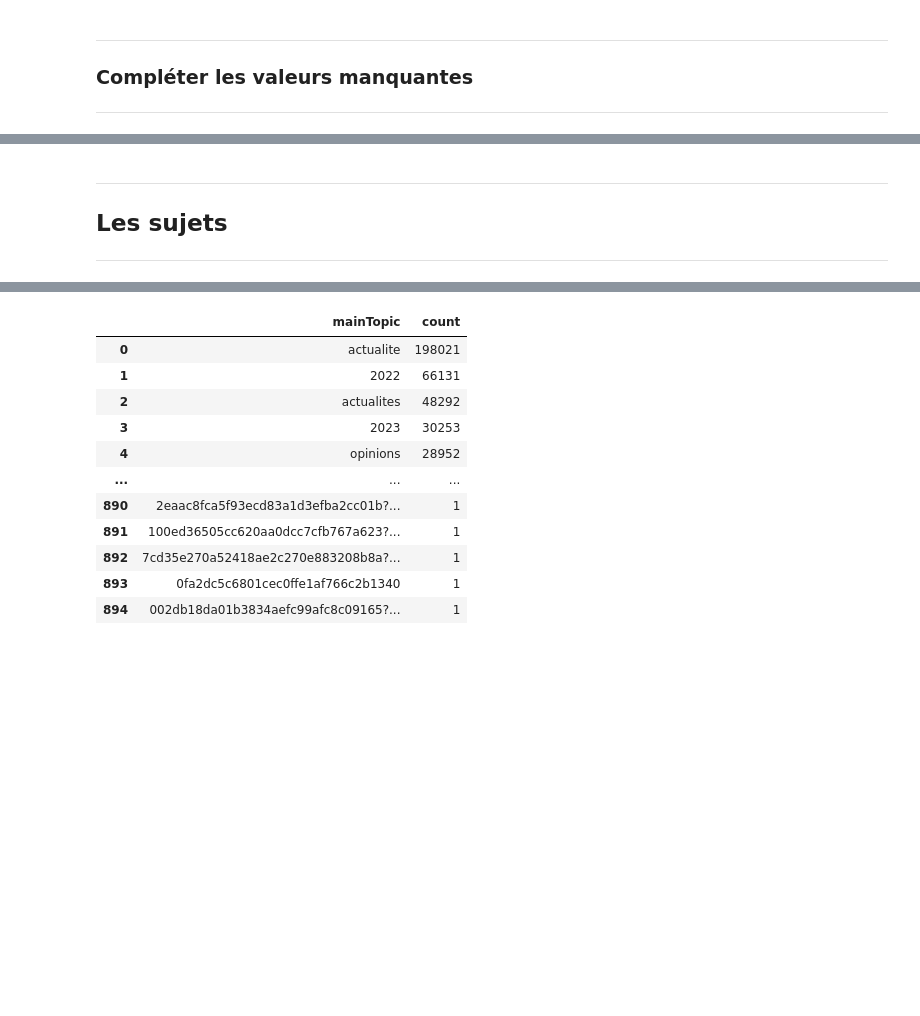
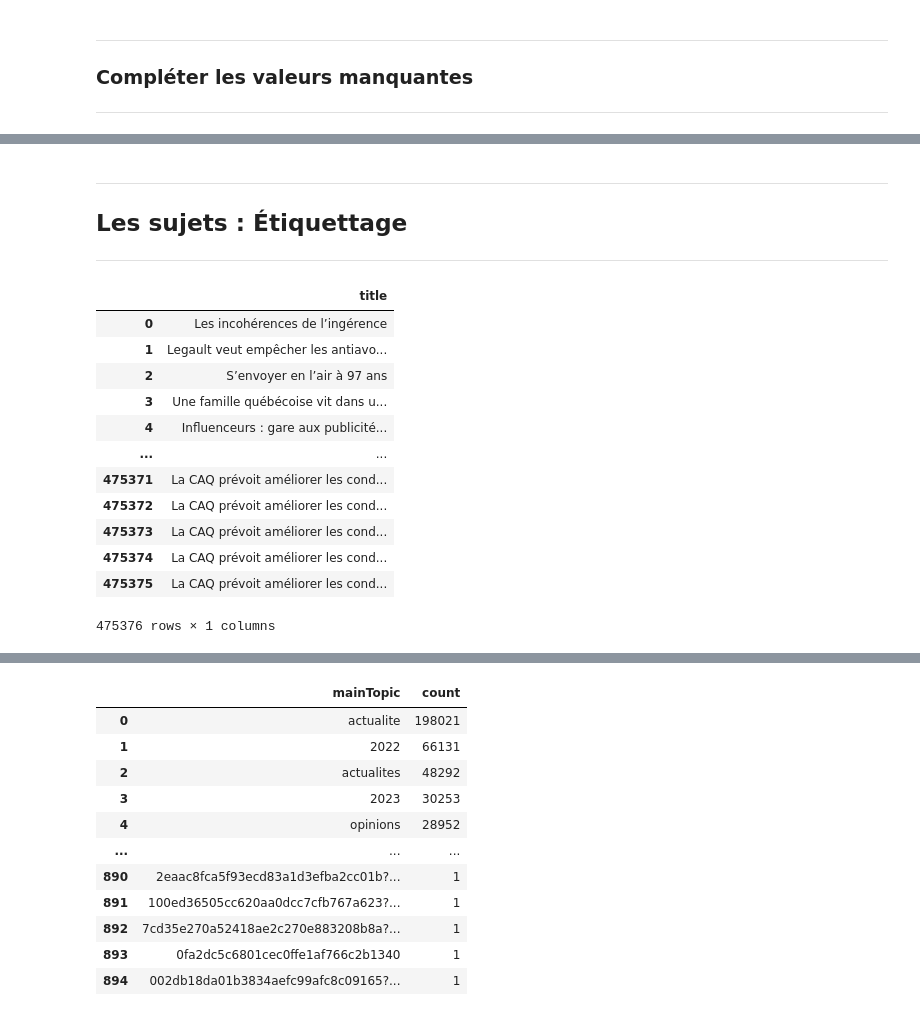
Before and after one commit to caseguin/GLO-7027, a Jupyter notebook: charles_workspace/charles_cleaning.ipynb, the cells around one changed output, grey strips where cells are left out. Saved outputs shown, nothing was run; the diff lists cells and outputs as text; code cells hidden in the pictures; blank space fills up the shorter version.

```diff
--- a/charles_workspace/charles_cleaning.ipynb
+++ b/charles_workspace/charles_cleaning.ipynb
@@ -99,6 +151,8 @@ df_merge.to_hdf(cwd + '\\dataframe\\' + 'df_merge.h5', key='s')
 ***
 ### Compléter les valeurs manquantes
 ***
+# %%
+df_merge =pd.read_hdf(cwd + '\\dataframe\\' + 'df_merge.h5')
 # %%
 # ====== Visualisation des valeurs manquantes ====== #
 print('Missing value')
@@ -165,5 +221,21 @@ df_merge.head(2)
 | 1 | 0.030433 | 0.367985 | 0.035900 | 0.010300 | 0.006227 | 0.285490 | 0 | 0 | ... |
 # %% [markdown]
 ***
-## Les sujets
+## Les sujets : Étiquettage
 ***
+# %%
+df_merge[["title"]]
+# %% [output]
+|  | title |
+| 0 | Les incohérences de l’ingérence |
+| 1 | Legault veut empêcher les antiavo... |
+| 2 | S’envoyer en l’air à 97 ans |
+| 3 | Une famille québécoise vit dans u... |
+| 4 | Influenceurs : gare aux publicité... |
+| ... | ... |
+| 475371 | La CAQ prévoit améliorer les cond... |
+| 475372 | La CAQ prévoit améliorer les cond... |
+| 475373 | La CAQ prévoit améliorer les cond... |
+| 475374 | La CAQ prévoit améliorer les cond... |
+| 475375 | La CAQ prévoit améliorer les cond... |
+475376 rows × 1 columns
```
Also changed, not shown: parts of 15 cells of this notebook, 1 other file.
